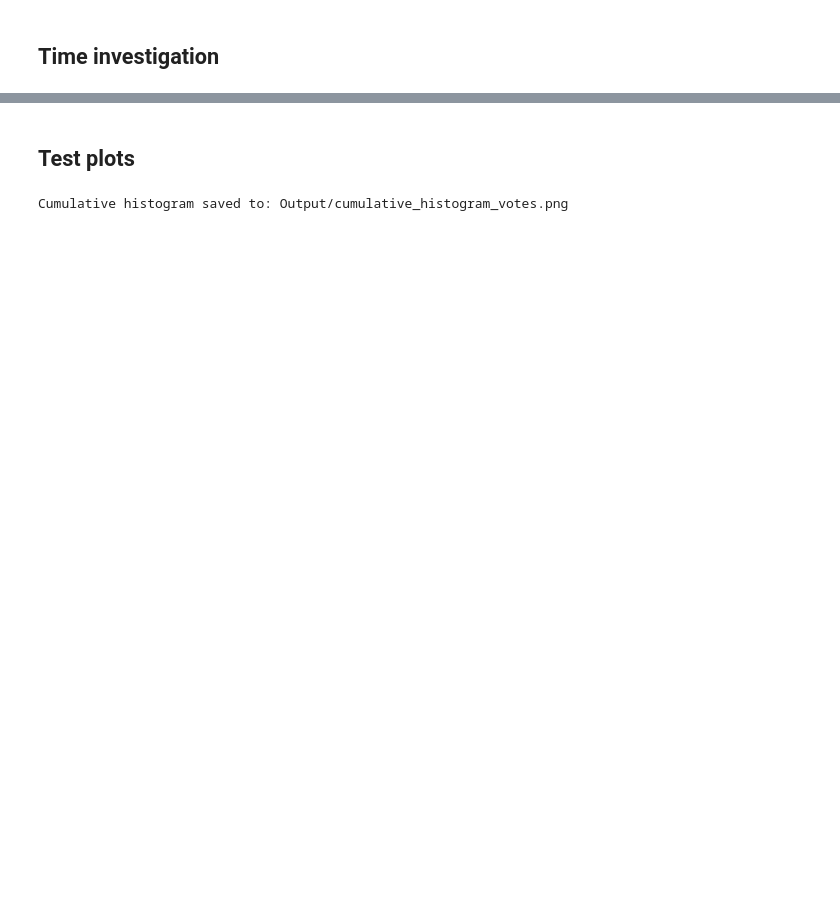
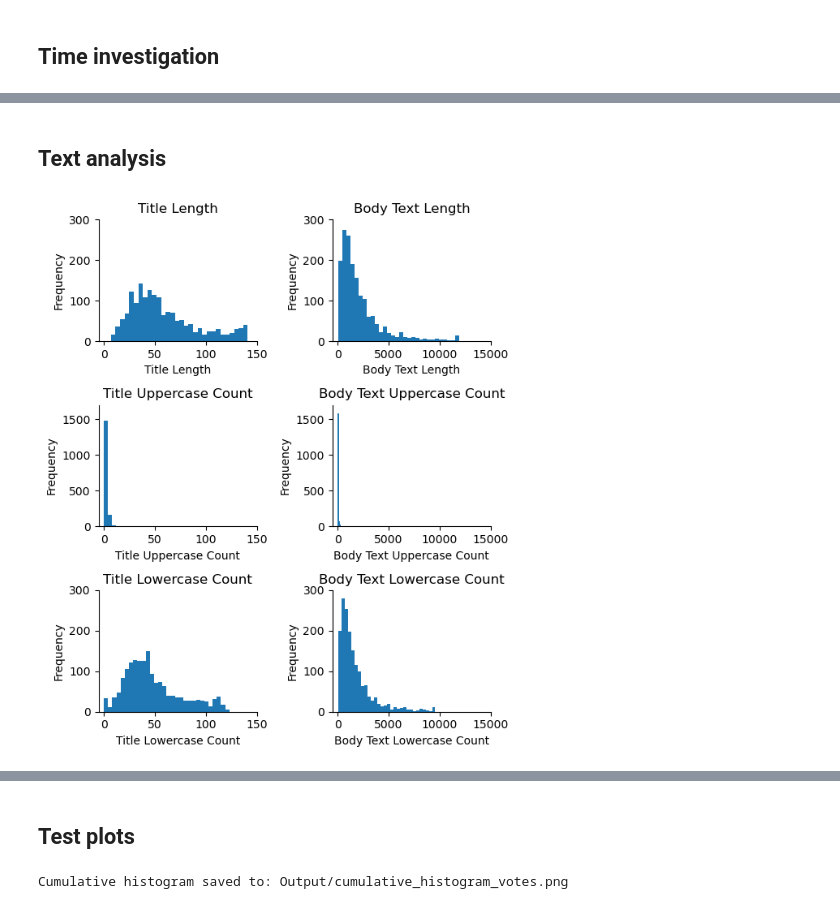
Before and after one commit to mcp656/ISDS-2024, a Jupyter notebook: Project/Borgerforslag 5 - Visualisation.ipynb, the cells around one changed output, grey strips where cells are left out. Saved outputs shown, nothing was run; the diff lists cells and outputs as text; code cells hidden in the pictures; blank space fills up the shorter version.

```diff
--- a/Project/Borgerforslag 5 - Visualisation.ipynb
+++ b/Project/Borgerforslag 5 - Visualisation.ipynb
@@ -297,0 +355,57 @@ plt.show()
+# %% [markdown]
+## Text analysis
+# %%
+import matplotlib.pyplot as plt
+
+# List of variables to plot in the new order
+variables = [
+    "Title Length",
+    "Body Text Length",
+    "Title Uppercase Count",
+    "Body Text Uppercase Count",
+    "Title Lowercase Count",
+    "Body Text Lowercase Count"
+]
+
+# Determine the number of subplots (3 rows, 2 columns)
+fig, axes = plt.subplots(3, 2, figsize=(6, 7))
+
+# Flatten the axes array for easy iteration
+axes = axes.flatten()
+
+# Plot histograms for each variable in a subplot
+for i, var in enumerate(variables):
+    axes[i].hist(loaded_df[var], bins=30)
+    axes[i].set_title(f'{var}')
+    axes[i].set_xlabel(var)
+    axes[i].set_ylabel('Frequency')
+
+    # Set y-axis limits based on the row
+    if i // 2 == 0:  # First row (0, 1 indices)
+        axes[i].set_ylim(0, 300)
+    elif i // 2 == 1:  # Second row (2, 3 indices)
+        axes[i].set_ylim(0, 1700)
+    elif i // 2 == 2:  # Third row (4, 5 indices)
+        axes[i].set_ylim(0, 300)
+
+    # Set x-axis limits based on the column
+    if i % 2 == 0:  # Left column (0, 2, 4 indices)
+        axes[i].set_xlim(-5, 150)
+    else:  # Right column (1, 3, 5 indices)
+        axes[i].set_xlim(-500, 15000)
+
+    # Remove the right and top spines
+    axes[i].spines['right'].set_visible(False)
+    axes[i].spines['top'].set_visible(False)
+
+# Adjust layout to prevent overlap
+plt.tight_layout()
+
+# Output
+output_path = os.path.join(output_dir, "text_plot.pdf")
+fig.savefig(output_path)
+
+# Show
+plt.show()
+# %% [output]
+[figure, added]
```
Also changed, not shown: parts of 25 cells of this notebook, 13 other files.
